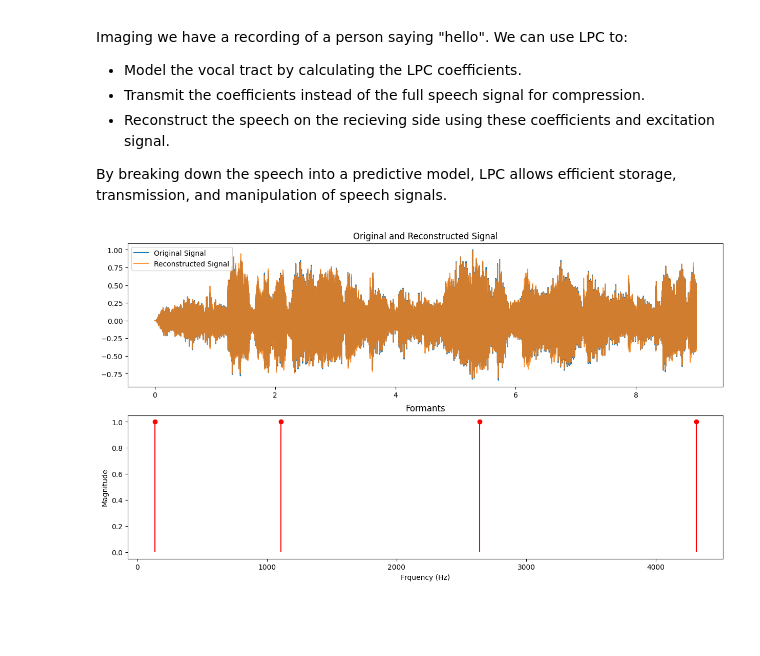
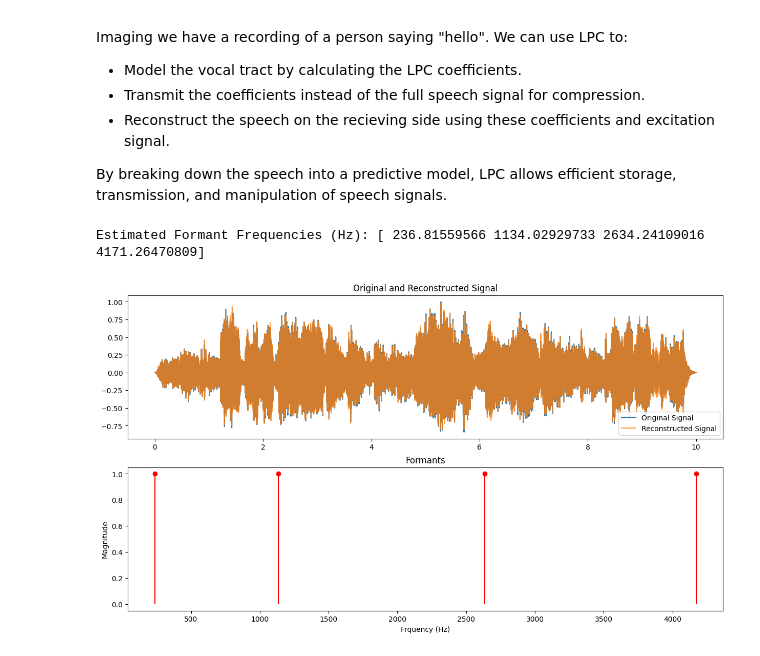
Before and after one commit to abhinavbammidi1401/Speech_Processing, a Jupyter notebook: 2348509_Lab4.ipynb, the cells around one changed output. Saved outputs shown, nothing was run; the diff lists cells and outputs as text; code cells hidden in the pictures; blank space fills up the shorter version.

```diff
--- a/2348509_Lab4.ipynb
+++ b/2348509_Lab4.ipynb
@@ -89,30 +89,34 @@ def plot_res(original_signal, reconstructed_signal, formants, sr):
     plt.ylabel("Magnitude")
     plt.show()
 # %%
-# 6. Main function
-def lpc_model(filename, order=14, duration=10):
-    # load audio
+# Step 6: Main function to execute LPC analysis
+def lpc_model(filename, order=12, duration=3):
+    # Load audio
     signal, sr = load_audio(filename, duration=duration)
 
-    # normalize the signal
+    # Normalize the signal
     signal = signal / np.max(np.abs(signal))
 
     # LPC analysis
     lpc_coeffs, error = lpc(signal, order)
 
-    # reconstruct the signal
+    # Reconstruct signal
     reconstructed_signal = reconstruct(lpc_coeffs, signal)
 
-    # estimate formants
+    # Estimate formants
     formants = estimate_formant(lpc_coeffs, sr)
 
-    #plot results
+    # Print formant frequencies
+    print("Estimated Formant Frequencies (Hz):", formants)
+
+    # Plot results
     plot_res(signal, reconstructed_signal, formants, sr)
 
-    # return the LPC coefficients and formants for further analysis
+    # Return the LPC coefficients and formants for further analysis
     return lpc_coeffs, formants
 # %%
 filename = "Jazz.wav"
-lpc_coeffs, formants = lpc_model(filename, order=12, duration=9)
+lpc_coeffs, formants = lpc_model(filename, order=12, duration=10)
 # %% [output]
+Estimated Formant Frequencies (Hz): [ 236.81559566 1134.02929733 2634.24109016 4171.26470809]
-[figure, old version]
+[figure, new version]
```
Also changed, not shown: 3 other files.
